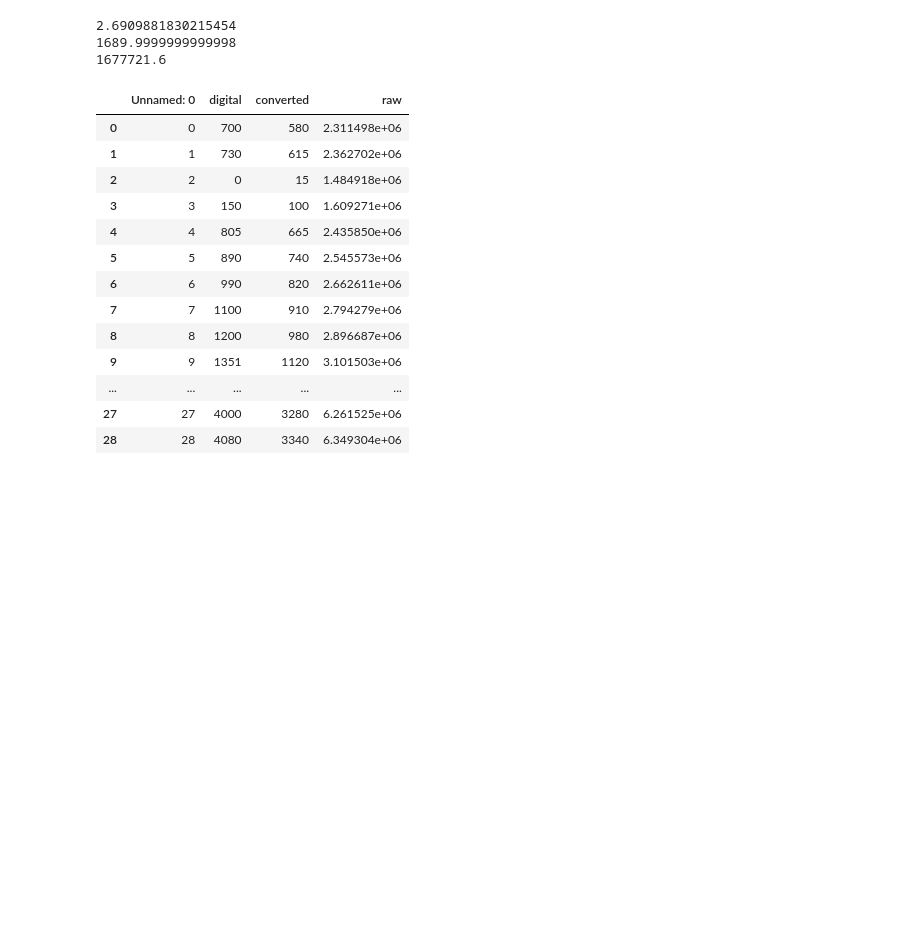
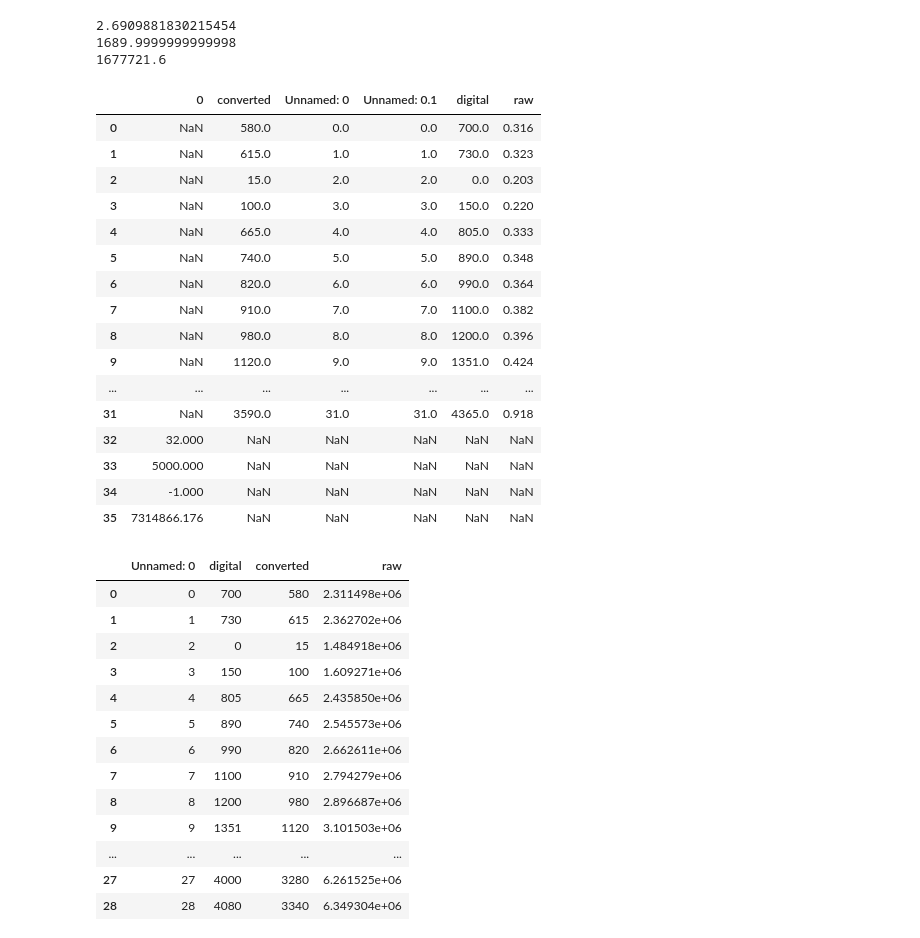
Before and after one commit to Space-Enterprise-at-Berkeley/Wireless-Transmission, a Jupyter notebook: waterflow_test/high_pt_characterization.ipynb, the cells around one changed output. Saved outputs shown, nothing was run; the diff lists cells and outputs as text; code cells hidden in the pictures; blank space fills up the shorter version.

```diff
--- a/waterflow_test/high_pt_characterization.ipynb
+++ b/waterflow_test/high_pt_characterization.ipynb
@@ -79,6 +79,26 @@ print(pow(2,23) / 5)
 2.6909881830215454
 1689.9999999999998
 1677721.6
+# %%
+data.append([32, 5000, -1, raw_max], ignore_index = True)
+# %% [output]
+|  | 0 | converted | Unnamed: 0 | Unnamed: 0.1 | digital | raw |
+| 0 | NaN | 580.0 | 0.0 | 0.0 | 700.0 | 0.316 |
+| 1 | NaN | 615.0 | 1.0 | 1.0 | 730.0 | 0.323 |
+| 2 | NaN | 15.0 | 2.0 | 2.0 | 0.0 | 0.203 |
+| 3 | NaN | 100.0 | 3.0 | 3.0 | 150.0 | 0.220 |
+| 4 | NaN | 665.0 | 4.0 | 4.0 | 805.0 | 0.333 |
+| 5 | NaN | 740.0 | 5.0 | 5.0 | 890.0 | 0.348 |
+| 6 | NaN | 820.0 | 6.0 | 6.0 | 990.0 | 0.364 |
+| 7 | NaN | 910.0 | 7.0 | 7.0 | 1100.0 | 0.382 |
+| 8 | NaN | 980.0 | 8.0 | 8.0 | 1200.0 | 0.396 |
+| 9 | NaN | 1120.0 | 9.0 | 9.0 | 1351.0 | 0.424 |
+| ... | ... | ... | ... | ... | ... | ... |
+| 31 | NaN | 3590.0 | 31.0 | 31.0 | 4365.0 | 0.918 |
+| 32 | 32.000 | NaN | NaN | NaN | NaN | NaN |
+| 33 | 5000.000 | NaN | NaN | NaN | NaN | NaN |
+| 34 | -1.000 | NaN | NaN | NaN | NaN | NaN |
+| 35 | 7314866.176 | NaN | NaN | NaN | NaN | NaN |
 # %%
 data
 # %% [output]
```
Also changed, not shown: 1 other file.
